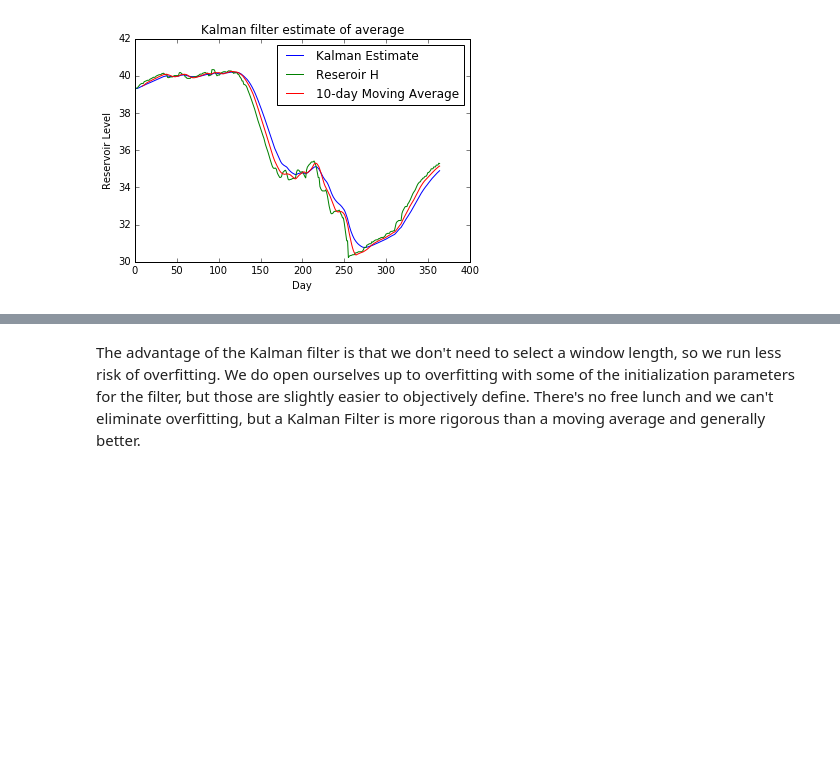
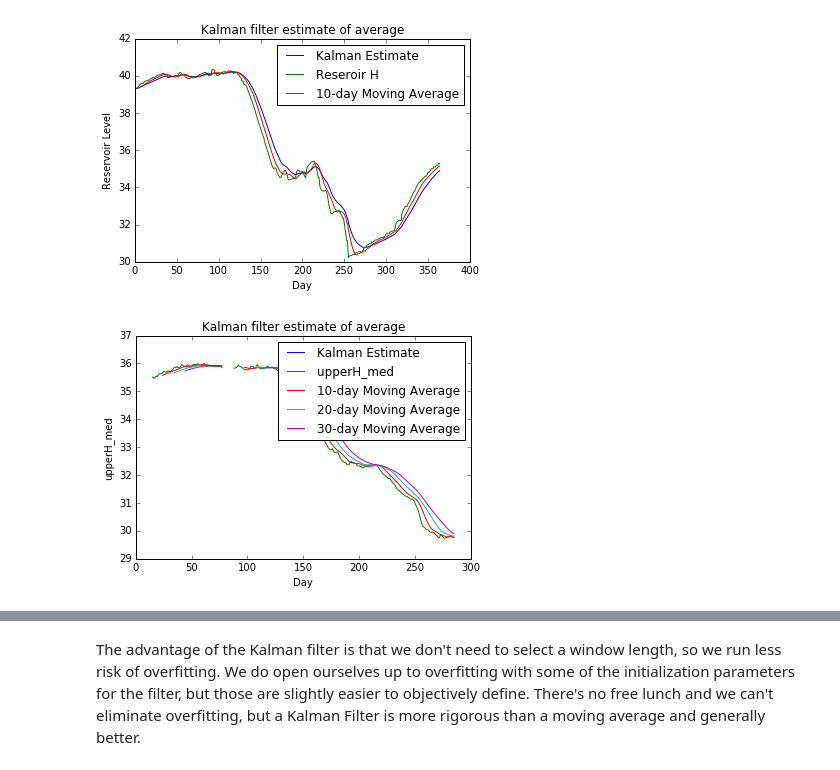
Before and after one commit to sgkang/DamGeophysics, a Jupyter notebook: notebook/Kalman Filters_LIM-Waterlevel.ipynb, the cells around one changed output, grey strips where cells are left out. Cells and saved outputs as stored; diff of their text form; code cells hidden in the pictures; blank space fills up the shorter version.

Commit message:
reservoir level and Kalman stage 1

```diff
--- a/notebook/Kalman Filters_LIM-Waterlevel.ipynb
+++ b/notebook/Kalman Filters_LIM-Waterlevel.ipynb
@@ -223,3 +221,37 @@ plt.xlabel('Day')
 plt.ylabel('Reservoir Level');
 # %% [output]
 [figure]
+# %%
+# Load pricing data for a security
+# start = '2013-01-01'
+# end = '2015-01-01'
+#x = get_pricing('reservoirH', fields='price', start_date=start, end_date=end)
+xH= df.upperH_med
+# Construct a Kalman filter
+kf = KalmanFilter(transition_matrices = [1],
+                  observation_matrices = [1],
+                  initial_state_mean = 35.5,
+                  initial_state_covariance = 1,
+                  observation_covariance=1,
+                  transition_covariance=.01)
+
+# Use the observed values of the price to get a rolling mean
+state_means, _ = kf.filter(xH.values)
+
+# Compute the rolling mean with various lookback windows
+mean10 = pd.rolling_mean(xH, 10)
+mean20 = pd.rolling_mean(xH, 20)
+mean30 = pd.rolling_mean(xH, 30)
+
+# Plot original data and estimated mean
+plt.plot(state_means)
+plt.plot(xH)
+plt.plot(mean10)
+plt.plot(mean20)
+plt.plot(mean30)
+plt.title('Kalman filter estimate of average')
+plt.legend(['Kalman Estimate', 'upperH_med', '10-day Moving Average', '20-day Moving Average','30-day Moving Average'])
+plt.xlabel('Day')
+plt.ylabel('upperH_med');
+# %% [output]
+[figure, added]
```
Also changed, not shown: parts of 2 cells of this notebook.
